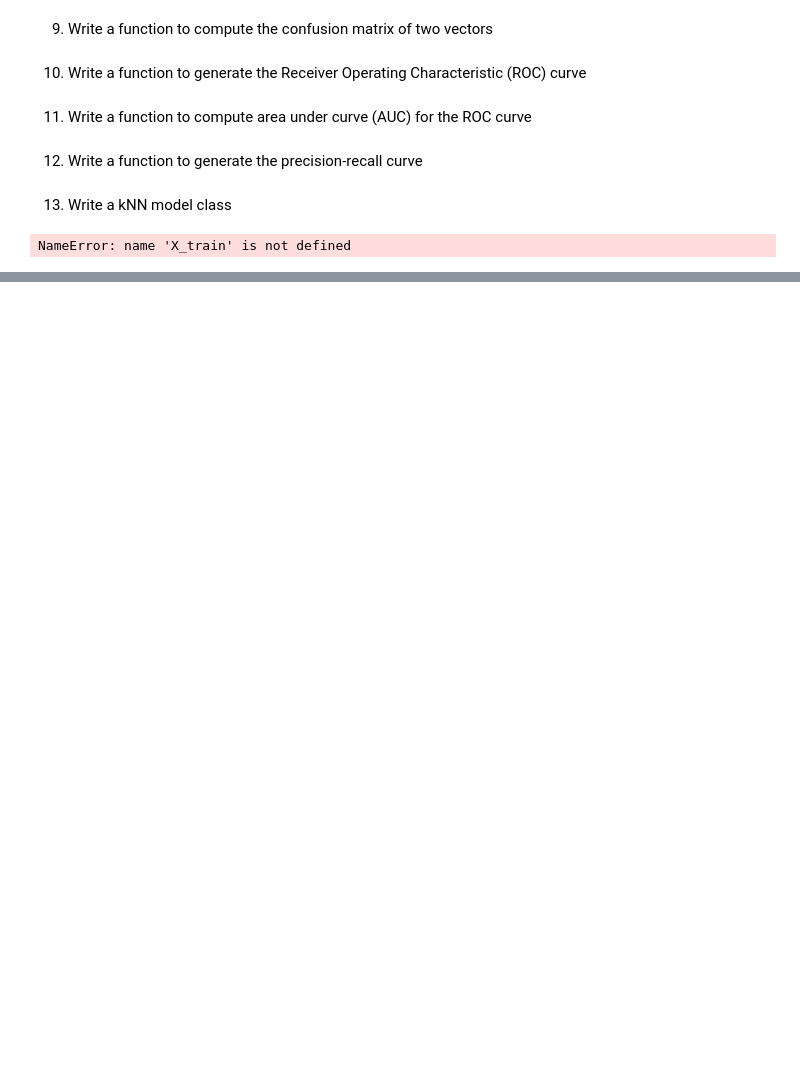
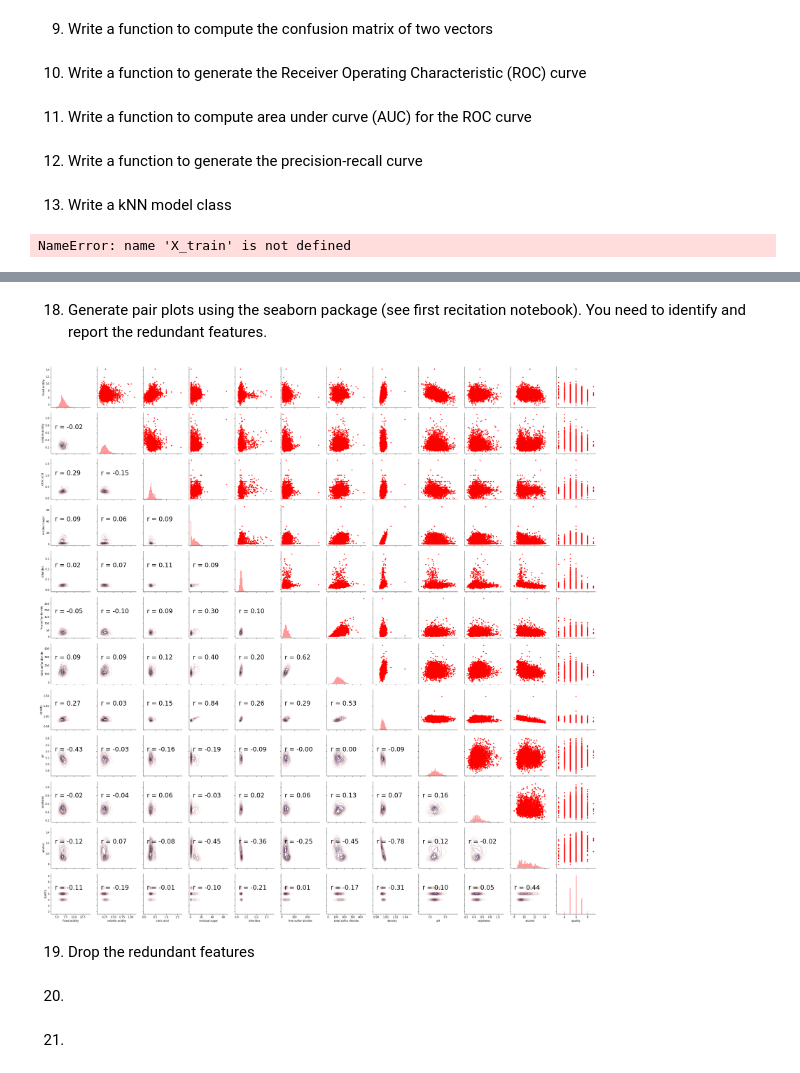
Before and after one commit to tannn/machine-learning, a Jupyter notebook: Doan_Vy_Marino_Tanner_assignment1 .ipynb, the cells around one changed output, grey strips where cells are left out. Drawn from its saved outputs; the diff is of its cells as text; code cells hidden in the pictures; blank space fills up the shorter version.

```diff
--- a/Doan_Vy_Marino_Tanner_assignment1 .ipynb
+++ b/Doan_Vy_Marino_Tanner_assignment1 .ipynb
@@ -109,0 +149,2 @@ NameError: name 'X_train' is not defined
+# %%
+wineData = wineData.sample(frac=1)
@@ -109,0 +160,39 @@ NameError: name 'X_train' is not defined
+# %% [markdown]
+18) Generate pair plots using the seaborn package (see first recitation notebook). You need to identify and report the redundant features.
+# %%
+import seaborn as sns
+from scipy import stats
+
+# Calculate correlation coefficient
+def corrfunc(x, y, **kws):
+    r, _ = stats.pearsonr(x, y)
+    ax = plt.gca()
+    ax.annotate("r = {:.2f}".format(r),
+                xy=(.1, .6), xycoords=ax.transAxes,
+               size = 24)
+
+cmap = sns.cubehelix_palette(light=1, dark = 0.1,
+                             hue = 0.5, as_cmap=True)
+
+sns.set_context(font_scale=2)
+
+# Pair grid set up
+g = sns.PairGrid(wineData)
+
+# Scatter plot on the upper triangle
+g.map_upper(plt.scatter, s=10, color = 'red')
+
+# Distribution on the diagonal
+g.map_diag(sns.distplot, kde=False, color = 'red')
+
+# Density Plot and Correlation coefficients on the lower triangle
+g.map_lower(sns.kdeplot, cmap = cmap)
+g.map_lower(corrfunc);
+# %% [output]
+[figure, added]
+# %% [markdown]
+19) Drop the redundant features
+# %% [markdown]
+20)
+# %% [markdown]
+21)
```
Also changed, not shown: parts of 9 cells of this notebook.
